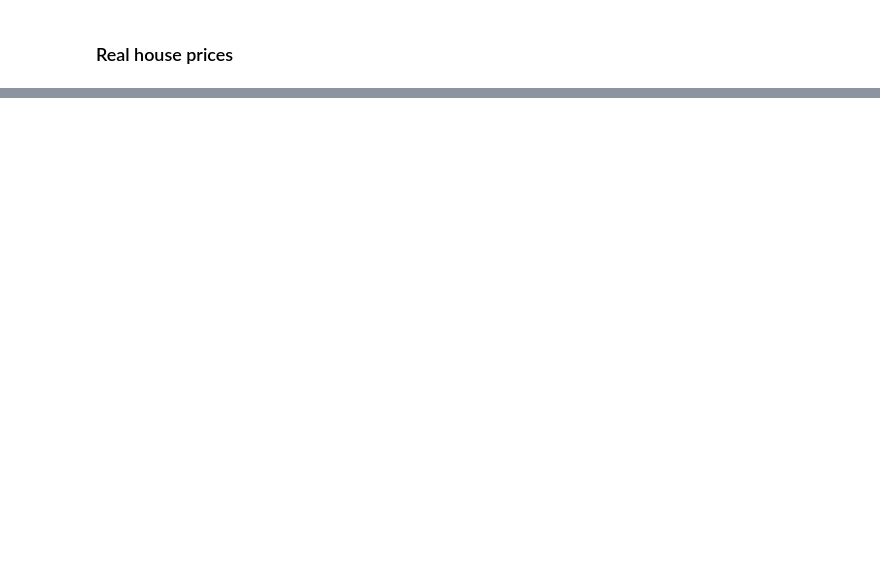
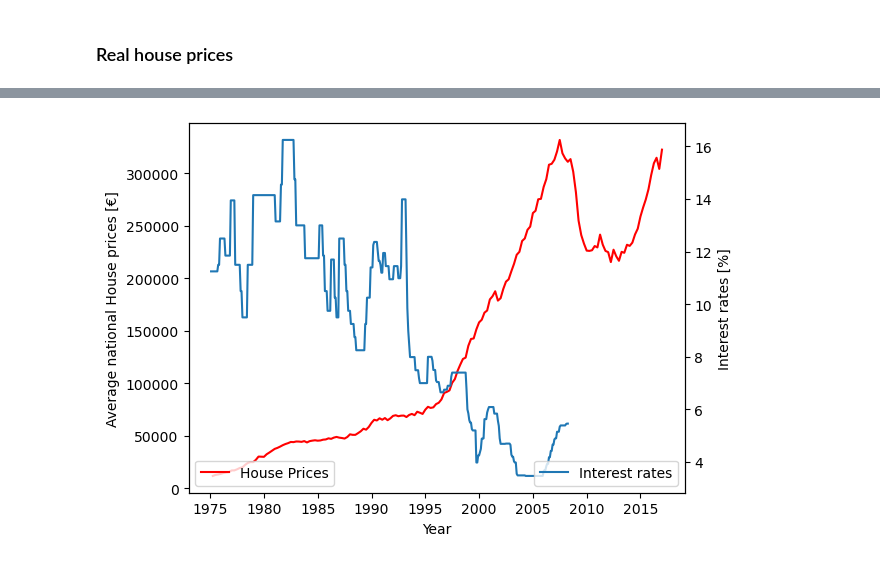
Before and after one commit to shanekeenan/prog_data_analysis, a Jupyter notebook: project1/project1.ipynb, the cells around one changed output, grey strips where cells are left out. Saved outputs shown, nothing was run; the diff lists cells and outputs as text; code cells hidden in the pictures; blank space fills up the shorter version.

```diff
--- a/project1/project1.ipynb
+++ b/project1/project1.ipynb
@@ -292,5 +269,11 @@ real_price
 #real_price[real_price['Area'] == 'National']
 #real_price[real_price['Area'] == 'National']['VALUE']
 #real_price[real_price['Statistic Label'] == 'New House Prices']['VALUE']
-real_price[(real_price['Area'] == 'National') & (real_price['Statistic Label'] == 'New House Prices')]['VALUE']
+#price_nat = real_price[(real_price['Area'] == 'National') & (real_price['Statistic Label'] == 'New House Prices')]['VALUE']
+#price_nat
+
+# better to use loc here
+real_price_filtered = real_price.loc[(real_price['Area'] == 'National') & (real_price['Statistic Label'] == 'New House Prices')]
+real_price_filtered1 = real_price_filtered.reset_index(drop=True)
+real_price_filtered1
 # %% [output]
@@ -343,0 +293,11 @@ plt.plot(data_wreal['Year/Month'], data_wreal['r_intra'] ) #check this works OK
+# %%
+# Convert the "Quarter" column to the correct datetime format   - have spent ages trying to get this to work but this won't read in the 1975Q1 - has trouble with the Q
+#real_price['Quarter'] = pd.to_datetime(real_price['Quarter'], format='%YQ%q')
+
+# make a new date dataframe for the quarterly data - 168 Quarters in date range
+idx2 = pd.date_range("1975-01-01", periods = 168, freq ="Q" )
+#idx2 = pd.date_range("1975-01-01", periods = 2352, freq ="Q" )
+df_idx2 = pd.DataFrame(idx2)
+df_idx2.index = range(len(df_idx2))
+df_idx2 = pd.DataFrame({'date': idx2})
+df_idx2
@@ -343,0 +318,3 @@ plt.plot(data_wreal['Year/Month'], data_wreal['r_intra'] ) #check this works OK
+# %%
+real_price_filtered_idx2 = pd.concat([df_idx2, real_price_filtered1], axis = 1)
+real_price_filtered_idx2 # it worked !
@@ -343,0 +335,22 @@ plt.plot(data_wreal['Year/Month'], data_wreal['r_intra'] ) #check this works OK
+# %%
+
+
+
+fig, ax1 = plt.subplots()
+
+ax1.set_xlabel('Year')
+ax1.set_ylabel('Average national House prices [\u20AC]')
+ax1.plot(real_price_filtered_idx2['date'], real_price_filtered_idx2['VALUE'], color='red', label='House Prices')
+ax1.tick_params(axis='y')
+ax1.legend(loc='lower left')
+
+ax2 = ax1.twinx()
+color = 'tab:blue'
+ax2.set_ylabel('Interest rates [%]')
+ax2.plot(data_wreal['Year/Month'], data_wreal['r_intra'], color=color, label='Interest rates')
+ax2.tick_params(axis='y')
+ax2.legend(loc='lower right')
+# Show the plot
+plt.show()
+# %% [output]
+[figure, added]
```
Also changed, not shown: parts of 26 cells of this notebook.
